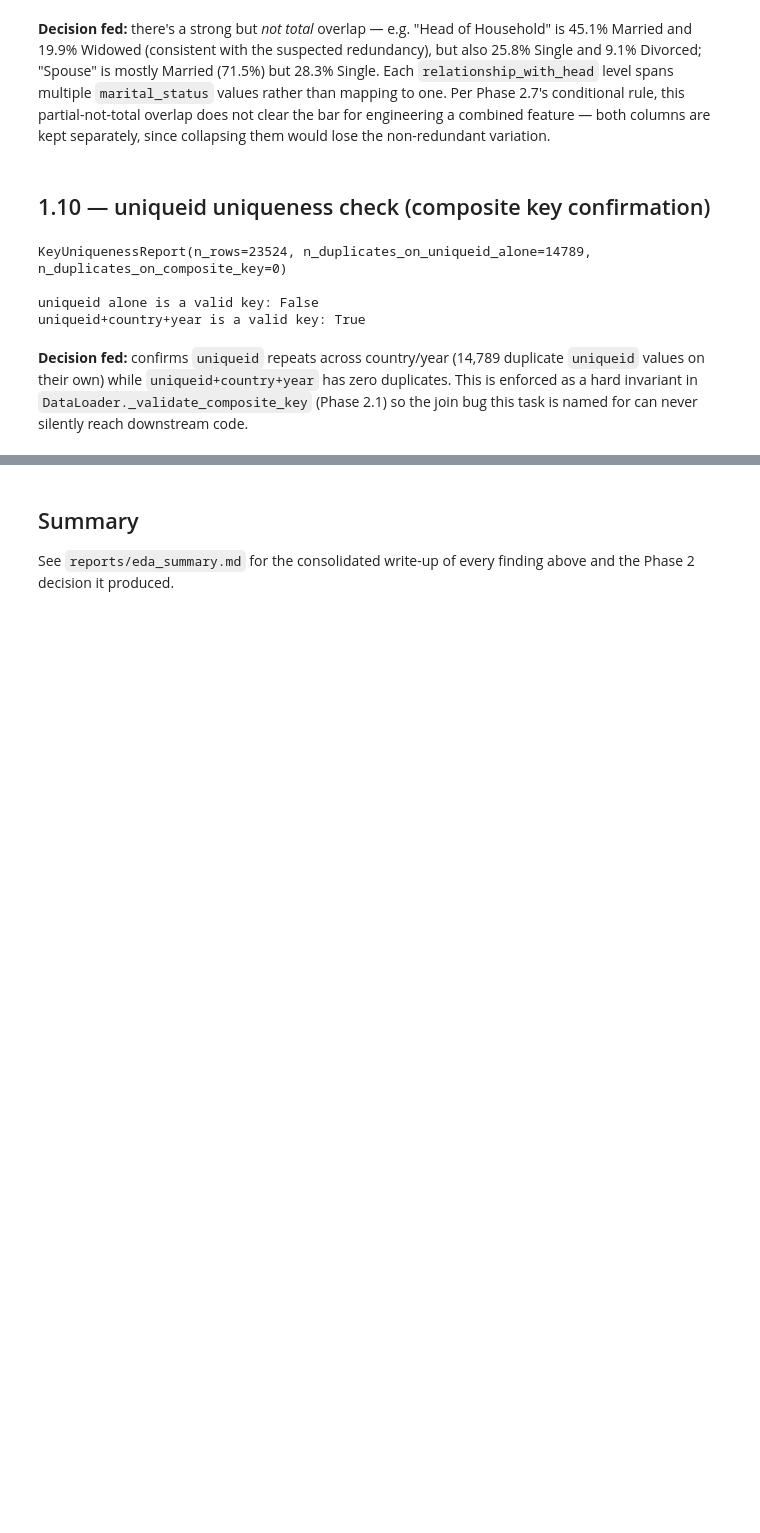
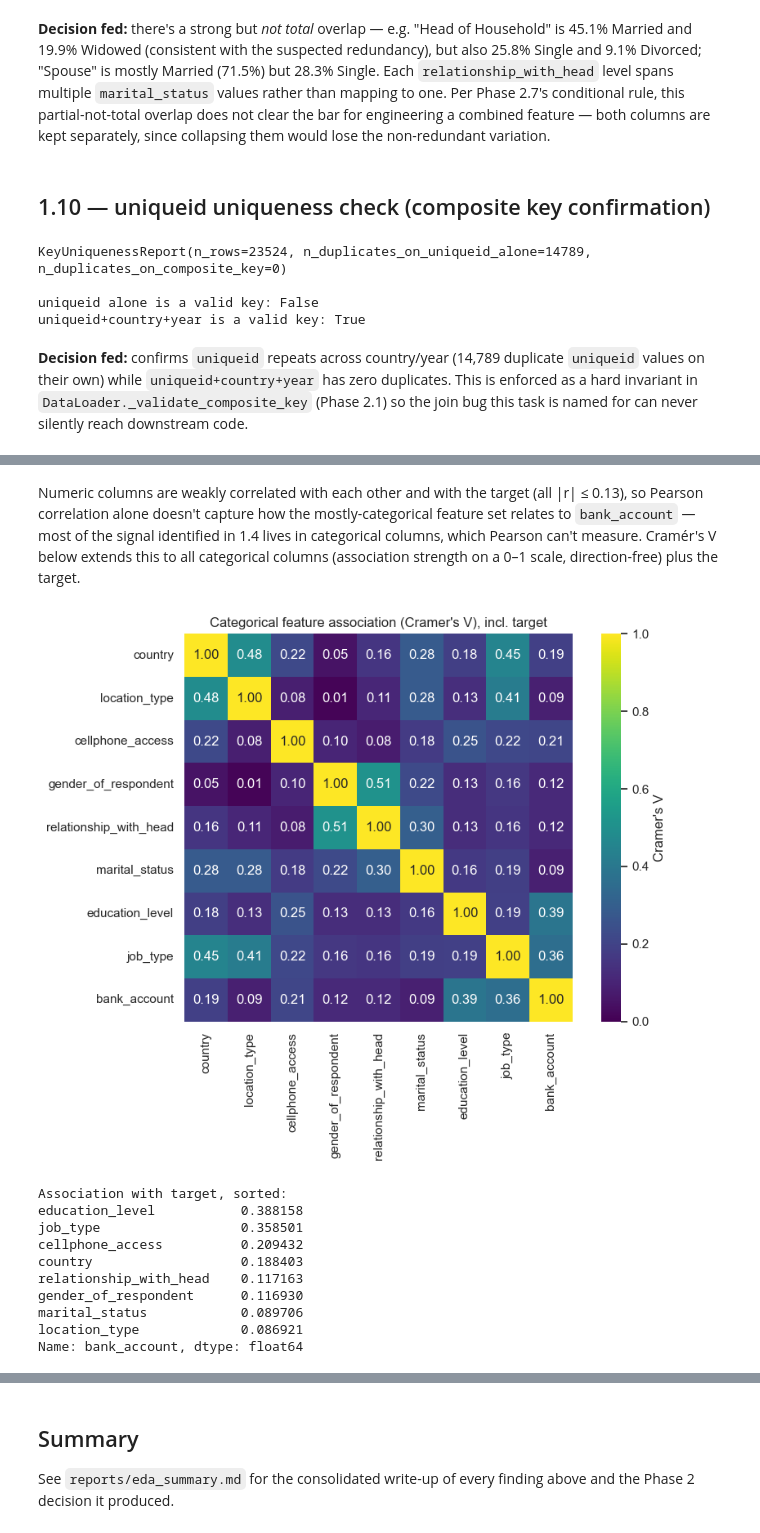
Before and after one commit to Charis-Opol/Financial_Inclusion_in_Africa_Machine_Learning_Pipeline_Task, a Jupyter notebook: notebooks/01_eda.ipynb, the cells around one changed output, grey strips where cells are left out. Saved outputs shown, nothing was run; the diff lists cells and outputs as text; code cells hidden in the pictures; blank space fills up the shorter version.

```diff
--- a/notebooks/01_eda.ipynb
+++ b/notebooks/01_eda.ipynb
@@ -348,0 +373,52 @@ is named for can never silently reach downstream code.
+# %% [markdown]
+Numeric columns are weakly correlated with each other and with the target
+(all |r| ≤ 0.13), so Pearson correlation alone doesn't capture how the
+mostly-categorical feature set relates to `bank_account` — most of the
+signal identified in 1.4 lives in categorical columns, which Pearson can't
+measure. Cramér's V below extends this to all categorical columns
+(association strength on a 0–1 scale, direction-free) plus the target.
+# %%
+from scipy.stats import chi2_contingency
+
+
+def cramers_v(x: pd.Series, y: pd.Series) -> float:
+    """Bias-corrected Cramer's V association strength, in [0, 1]."""
+    confusion = pd.crosstab(x, y)
+    chi2 = chi2_contingency(confusion)[0]
+    n = confusion.sum().sum()
+    r, k = confusion.shape
+    phi2_corr = max(0, (chi2 / n) - ((k - 1) * (r - 1)) / (n - 1))
+    r_corr = r - ((r - 1) ** 2) / (n - 1)
+    k_corr = k - ((k - 1) ** 2) / (n - 1)
+    return float(np.sqrt(phi2_corr / min(k_corr - 1, r_corr - 1)))
+
+
+assoc_cols = CATEGORICAL_COLS + [TARGET]
+assoc_matrix = pd.DataFrame(index=assoc_cols, columns=assoc_cols, dtype=float)
+for c1 in assoc_cols:
+    for c2 in assoc_cols:
+        assoc_matrix.loc[c1, c2] = 1.0 if c1 == c2 else cramers_v(train[c1], train[c2])
+
+fig, ax = plt.subplots(figsize=(9, 7))
+sns.heatmap(
+    assoc_matrix, annot=True, fmt=".2f", cmap="viridis", vmin=0, vmax=1,
+    square=True, ax=ax, cbar_kws={"label": "Cramer's V"},
+)
+ax.set_title("Categorical feature association (Cramer's V), incl. target")
+plt.tight_layout()
+plt.show()
+
+print("Association with target, sorted:")
+print(assoc_matrix[TARGET].drop(TARGET).sort_values(ascending=False))
+# %% [output]
+[figure, added]
+Association with target, sorted:
+education_level           0.388158
+job_type                  0.358501
+cellphone_access          0.209432
+country                   0.188403
+relationship_with_head    0.117163
+gender_of_respondent      0.116930
+marital_status            0.089706
+location_type             0.086921
+Name: bank_account, dtype: float64
```
Also changed, not shown: parts of 4 cells of this notebook, 1 other file.
